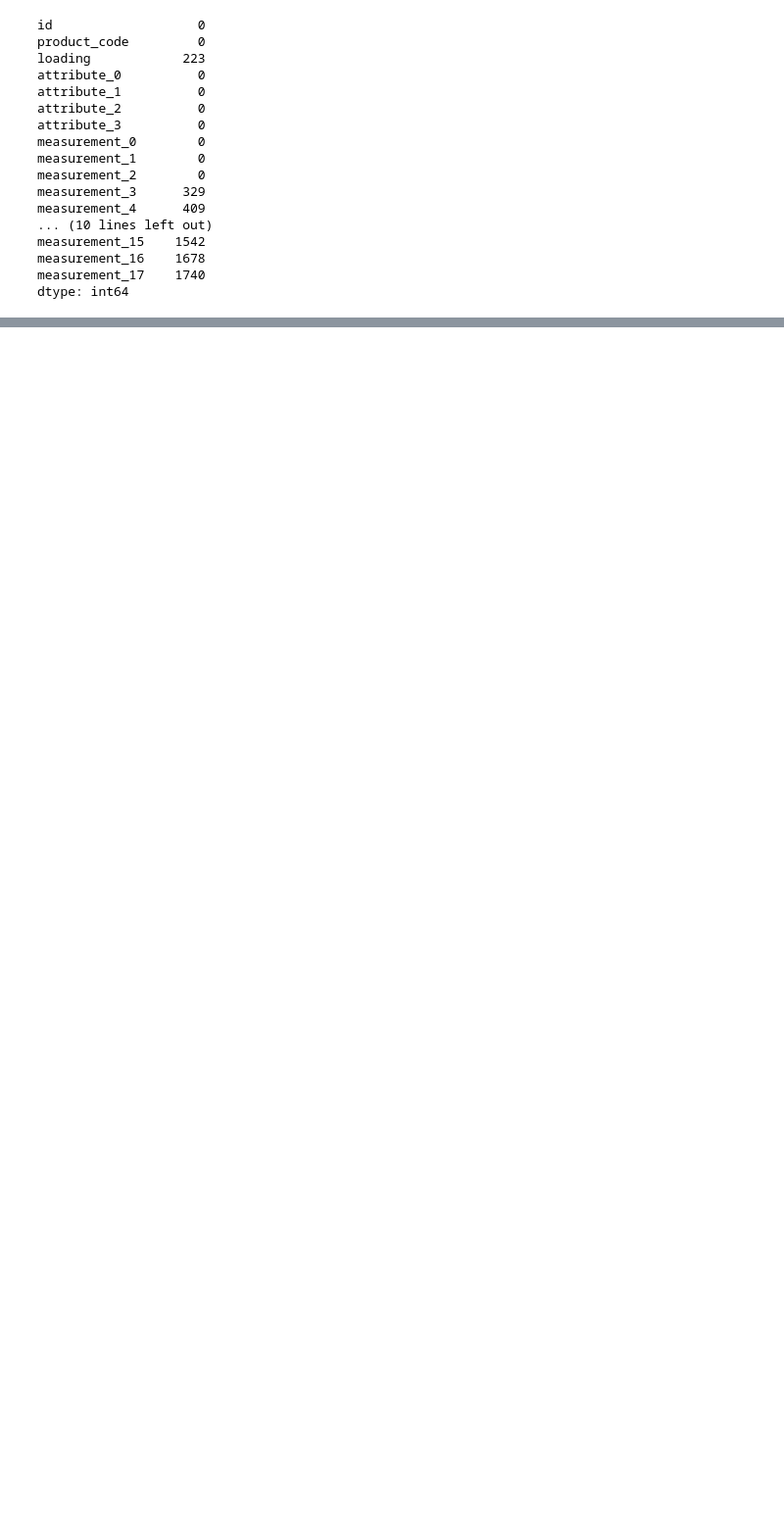
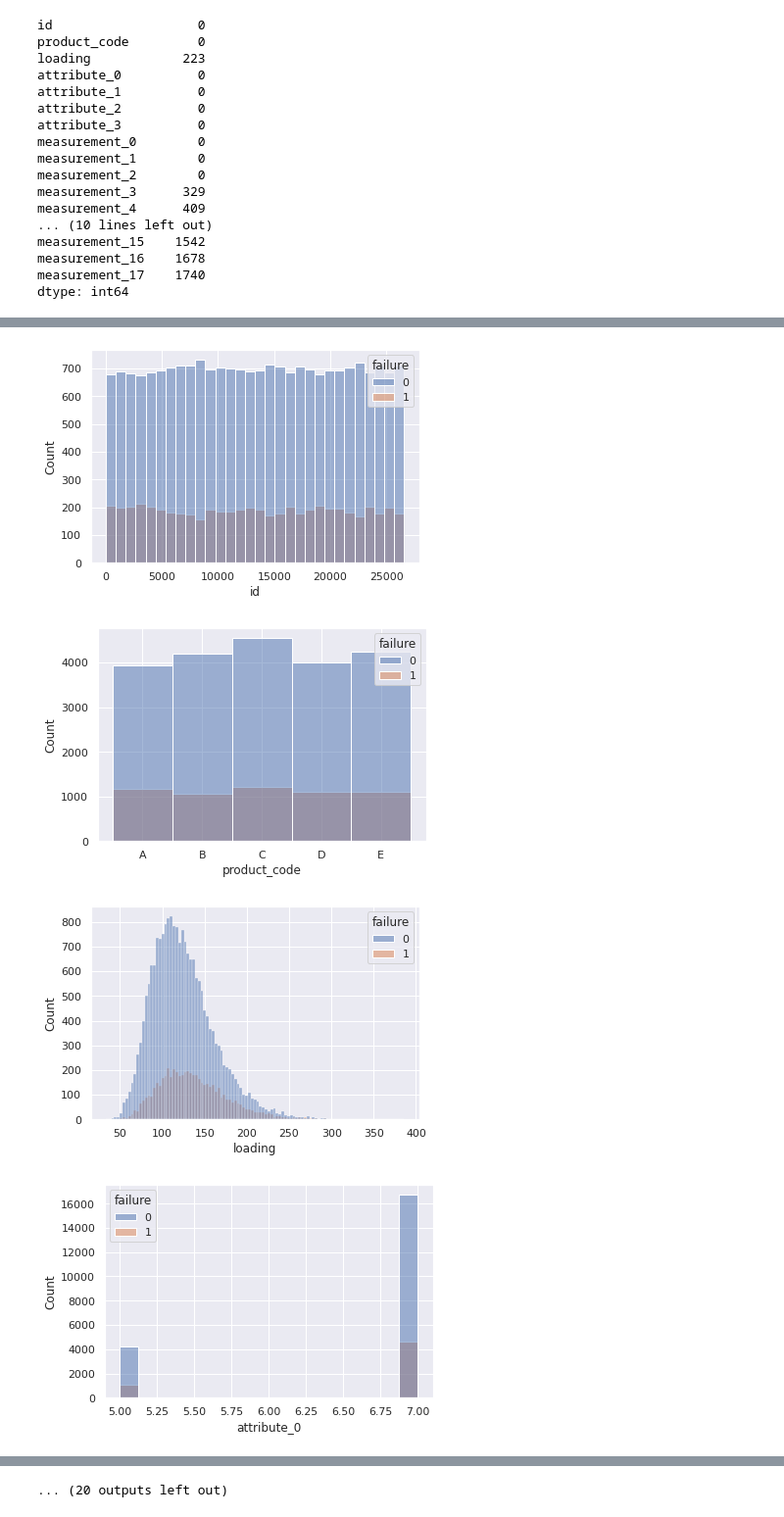
Before and after one commit to indhra/2019, a Jupyter notebook: playgroundseries-aug22.ipynb, the cells around one changed output, grey strips where cells are left out. Shown at 98% size. Saved outputs shown, nothing was run; the diff lists cells and outputs as text; code cells hidden in the pictures; blank space fills up the shorter version.

```diff
--- a/playgroundseries-aug22.ipynb
+++ b/playgroundseries-aug22.ipynb
@@ -1009,0 +1334,12 @@ final_output = final.to_csv('/kaggle/working/submission.csv')
+# %%
+for kolo in failures.columns:
+    try:
+        sns.histplot(data=failures, x=str(kolo), hue='failure')
+        plt.show()
+    except:
+        pass
+# %% [output]
+[figure, added]
+[figure, added]
+[figure, added]
+[figure, added]
@@ -1009,0 +1354 @@ final_output = final.to_csv('/kaggle/working/submission.csv')
+... (20 outputs left out)
```
Also changed, not shown: parts of 37 cells of this notebook.
